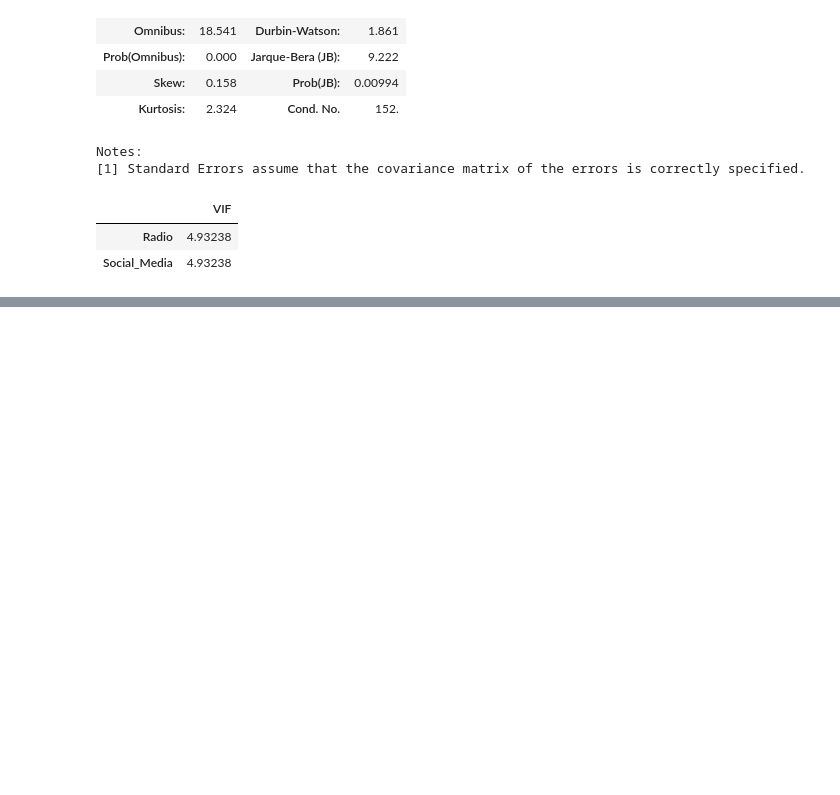
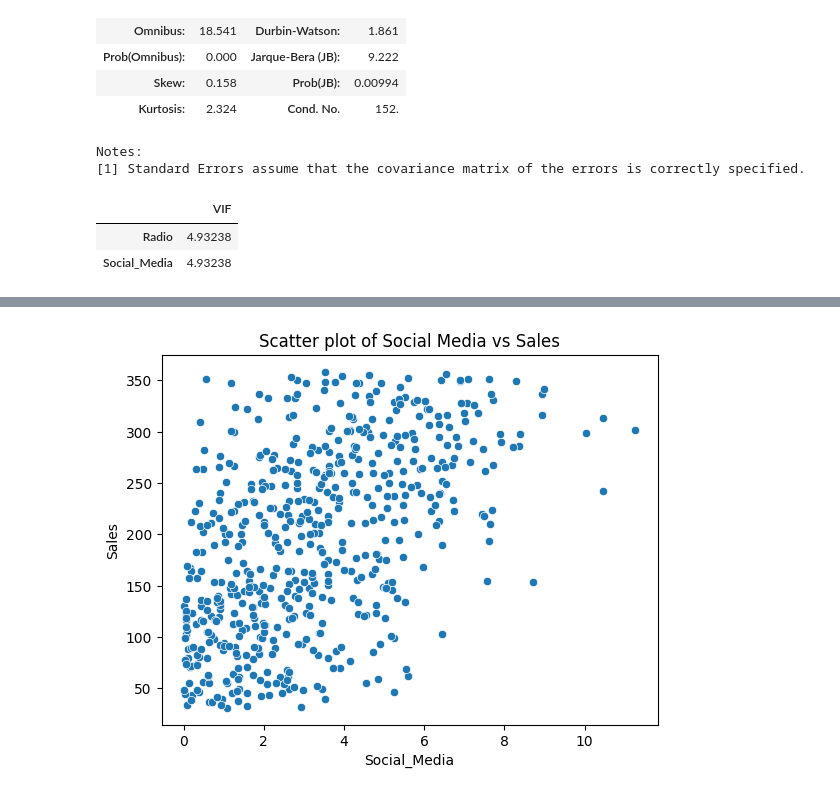
Before and after one commit to salishakya/mindrisers, a Jupyter notebook: Week6-ML/w6-d4-activity.ipynb, the cells around one changed output, grey strips where cells are left out. Saved outputs shown, nothing was run; the diff lists cells and outputs as text; code cells hidden in the pictures; blank space fills up the shorter version.

```diff
--- a/Week6-ML/w6-d4-activity.ipynb
+++ b/Week6-ML/w6-d4-activity.ipynb
@@ -128,0 +226,6 @@ df_vif
+# %%
+sns.scatterplot(x=data_X["Social_Media"], y=data_y["Sales"])
+plt.title("Scatter plot of Social Media vs Sales")
+plt.show()
+# %% [output]
+[figure, added]
```
Also changed, not shown: parts of 31 cells of this notebook, 1 other file.
